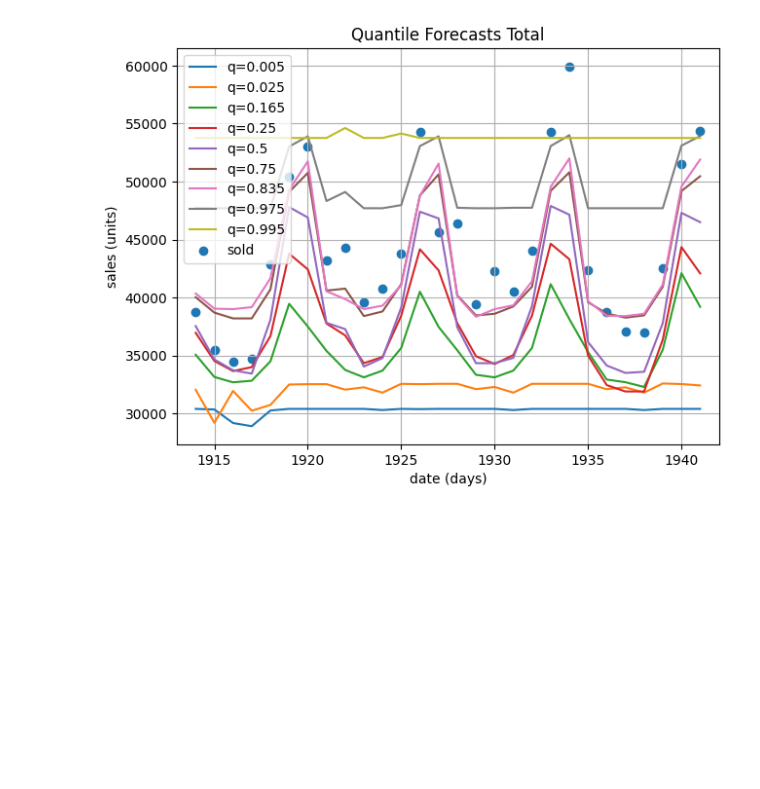
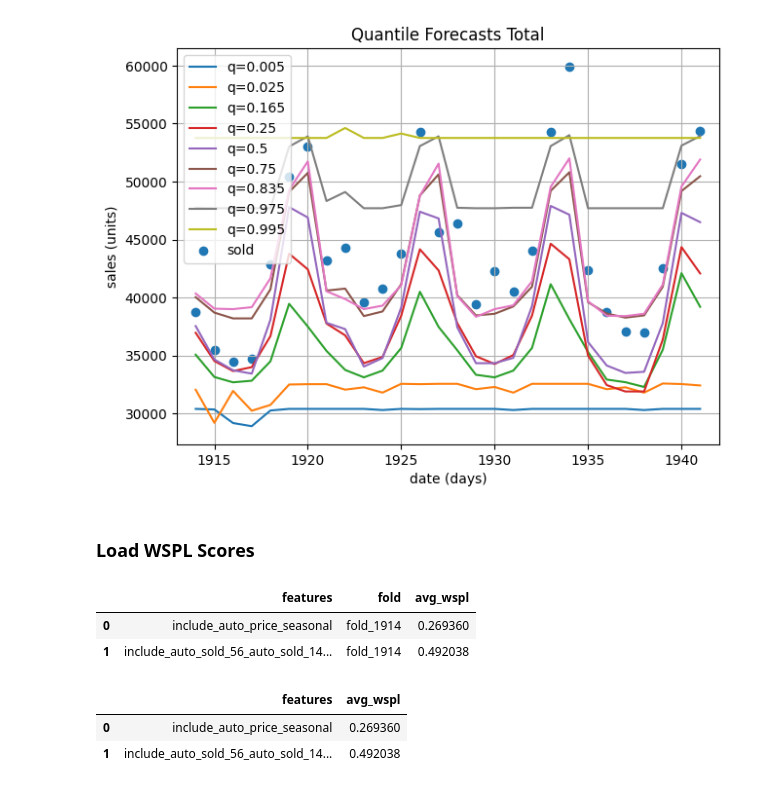
Before and after one commit to CodingNoob234/m5-forecasting-uncertainty, a Jupyter notebook: code/un_visualising_results_quantiles.ipynb, the cells around one changed output. Cells and saved outputs as stored; diff of their text form; code cells hidden in the pictures; blank space fills up the shorter version.

Commit message:
option to create nice dataframes of average wspl at different levels

```diff
--- a/code/un_visualising_results_quantiles.ipynb
+++ b/code/un_visualising_results_quantiles.ipynb
@@ -208,3 +208,37 @@ for group, df_temp in rrr.groupby('id_merge'):
     plt.show()
 # %% [output]
 [figure]
+# %% [markdown]
+### Load WSPL Scores
+# %%
+from utils.utils import load_results_as_json
+r = load_results_as_json('../data/uncertainty/all_results.json')
+# %%
+### Compute DF comparing all averages
+r_all_folds = []
+r_ind_folds = []
+for features_def, results_all_folds in r.items():
+    features_global_sum = 0
+    i = 0
+    for fold, fold_results in results_all_folds.items():
+        features_fold_sum = 0
+        j = 0
+        for level, wspl in fold_results.items():
+            features_fold_sum += wspl
+            j += 1
+            features_global_sum += wspl
+            i += 1
+        r_ind_folds.append([features_def, fold, features_fold_sum / j])
+    r_all_folds.append([features_def, features_global_sum / i])
+# %%
+pd.DataFrame(r_ind_folds, columns=['features', 'fold', 'avg_wspl'])
+# %% [output]
+|  | features | fold | avg_wspl |
+| 0 | include_auto_price_seasonal | fold_1914 | 0.269360 |
+| 1 | include_auto_sold_56_auto_sold_14... | fold_1914 | 0.492038 |
+# %%
+pd.DataFrame(r_all_folds, columns=['features', 'avg_wspl'])
+# %% [output]
+|  | features | avg_wspl |
+| 0 | include_auto_price_seasonal | 0.269360 |
+| 1 | include_auto_sold_56_auto_sold_14... | 0.492038 |
```
